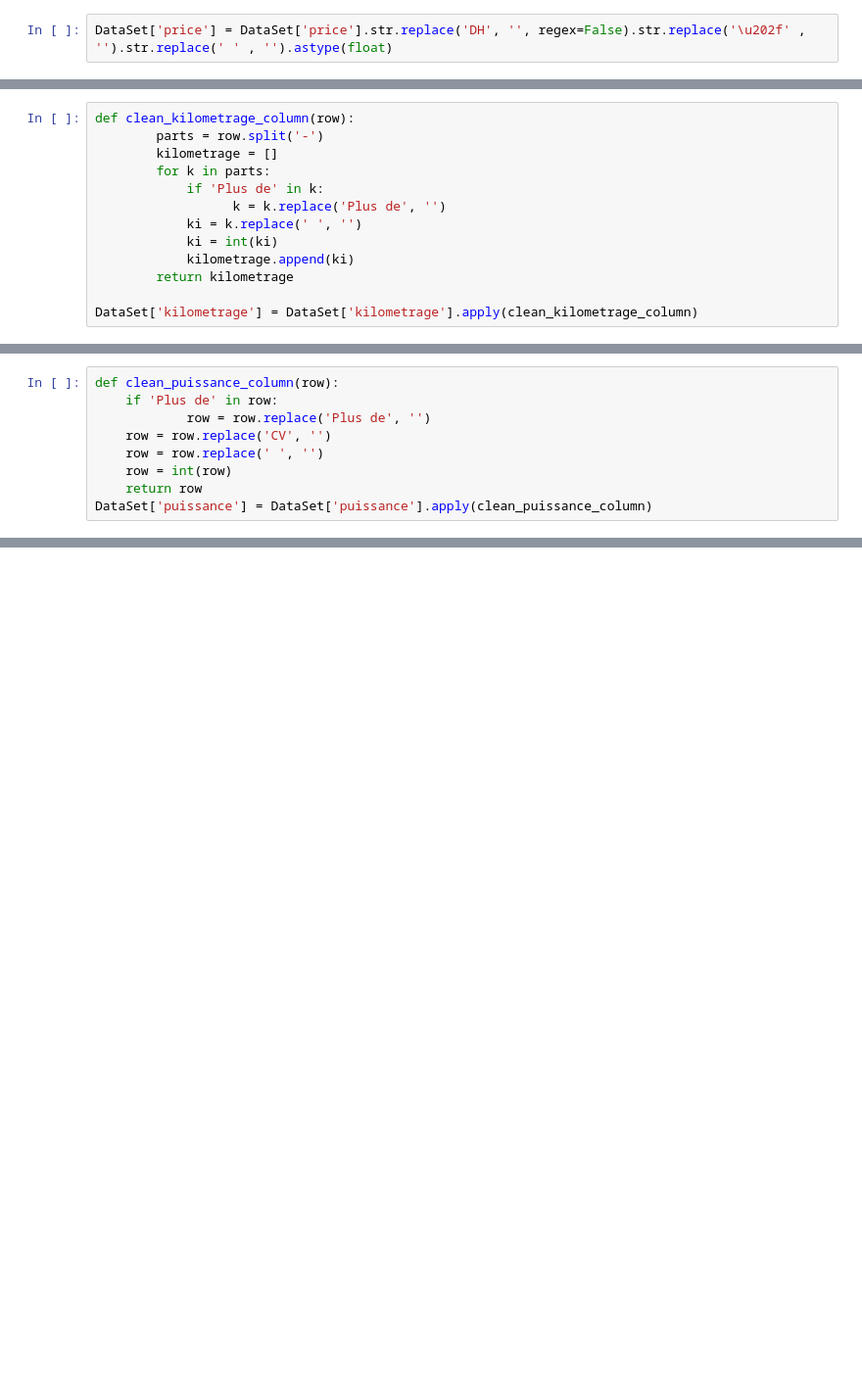
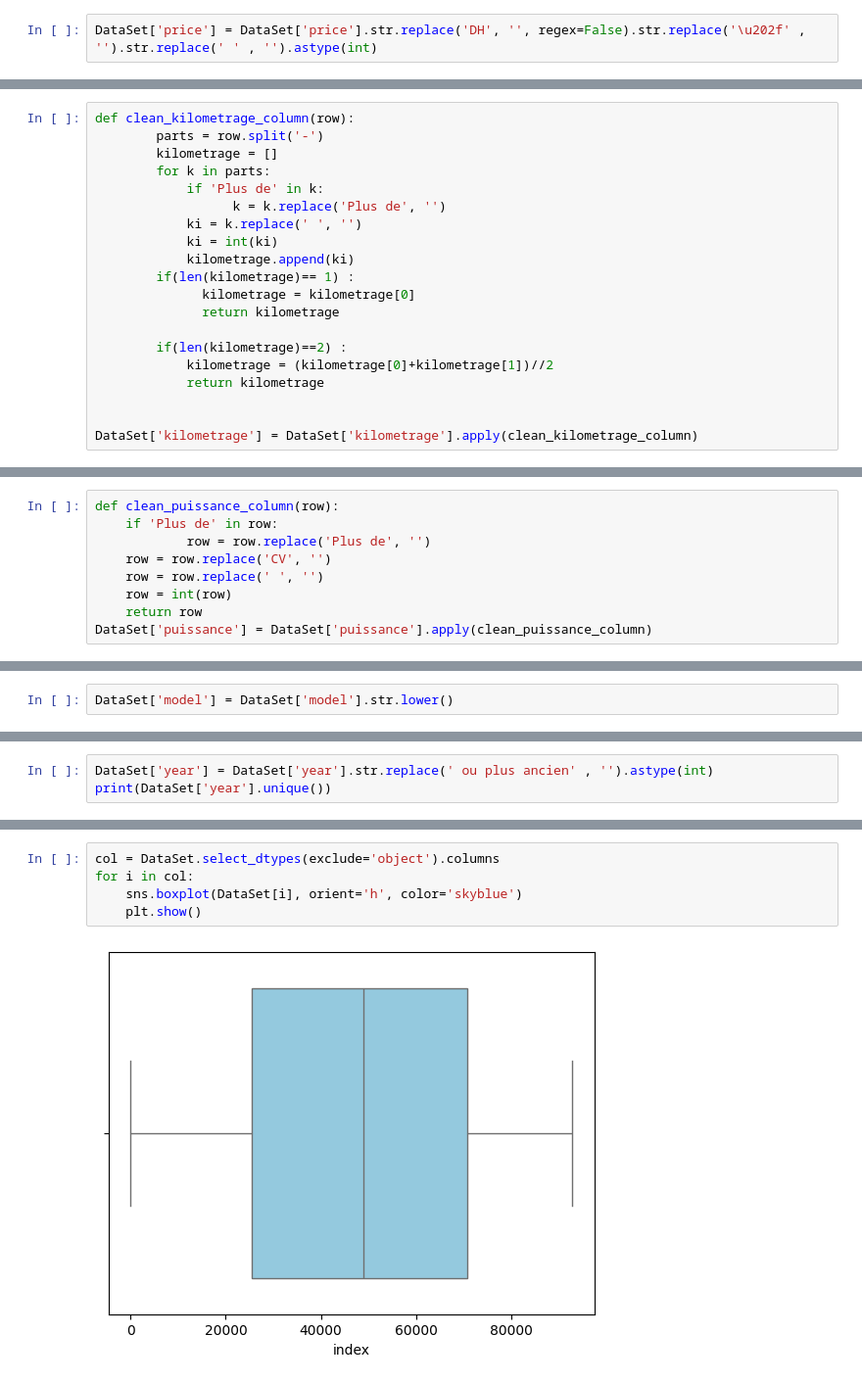
Before and after one commit to eddaoudi-mohamed/Predict_Price_Car, a Jupyter notebook: CleaningData.ipynb, the cells around one changed output, grey strips where cells are left out. Shown at 98% size. Drawn from its saved outputs; the diff is of its cells as text; blank space fills up the shorter version.

```diff
--- a/CleaningData.ipynb
+++ b/CleaningData.ipynb
@@ -66,7 +103,7 @@ DataSet = DataSet.reset_index()
 # %% [markdown]
 ### Cleaning Price
 # %%
-DataSet['price'] = DataSet['price'].str.replace('DH', '', regex=False).str.replace('\u202f' , '').str.replace(' ' , '').astype(float)
+DataSet['price'] = DataSet['price'].str.replace('DH', '', regex=False).str.replace('\u202f' , '').str.replace(' ' , '').astype(int)
 # %% [markdown]
 ### Cleaning Kilometrage
 # %%
@@ -89,6 +126,13 @@ def clean_kilometrage_column(row):
             ki = k.replace(' ', '')
             ki = int(ki)
             kilometrage.append(ki)
-        return kilometrage
+        if(len(kilometrage)== 1) :
+              kilometrage = kilometrage[0]
+              return kilometrage
+
+        if(len(kilometrage)==2) :
+            kilometrage = (kilometrage[0]+kilometrage[1])//2
+            return kilometrage
+
 
 DataSet['kilometrage'] = DataSet['kilometrage'].apply(clean_kilometrage_column)
@@ -157,0 +165,2 @@ print(DataSet['model'].unique())
+# %%
+DataSet['model'] = DataSet['model'].str.lower()
@@ -157,0 +169,3 @@ print(DataSet['model'].unique())
+# %%
+DataSet['year'] = DataSet['year'].str.replace(' ou plus ancien' , '').astype(int)
+print(DataSet['year'].unique())
@@ -157,0 +179,7 @@ print(DataSet['model'].unique())
+# %%
+col = DataSet.select_dtypes(exclude='object').columns
+for i in col:
+    sns.boxplot(DataSet[i], orient='h', color='skyblue')
+    plt.show()
+# %% [output]
+[figure, added]
```
Also changed, not shown: parts of 26 cells of this notebook, 10 other files.
